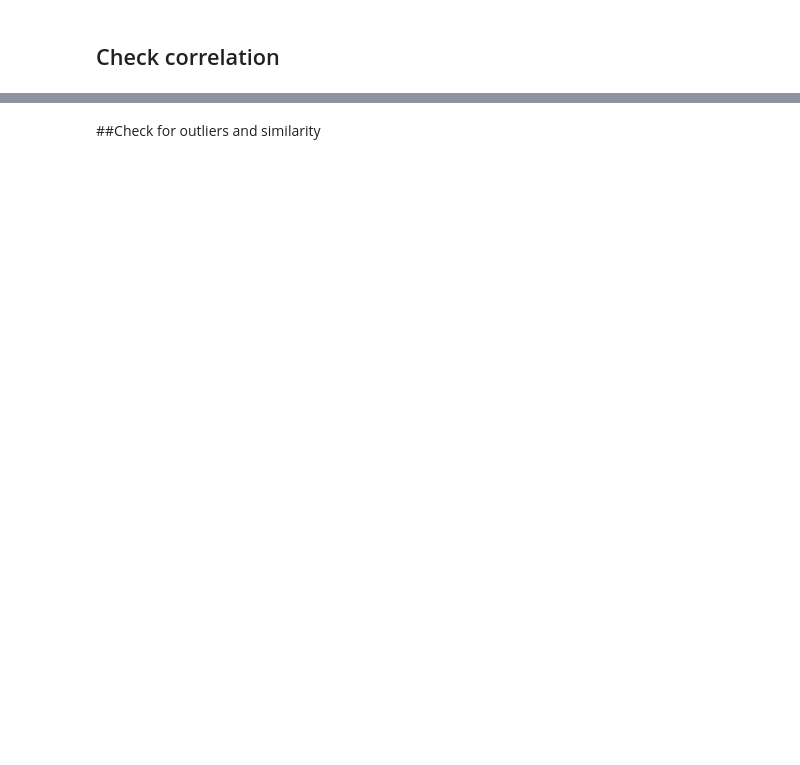
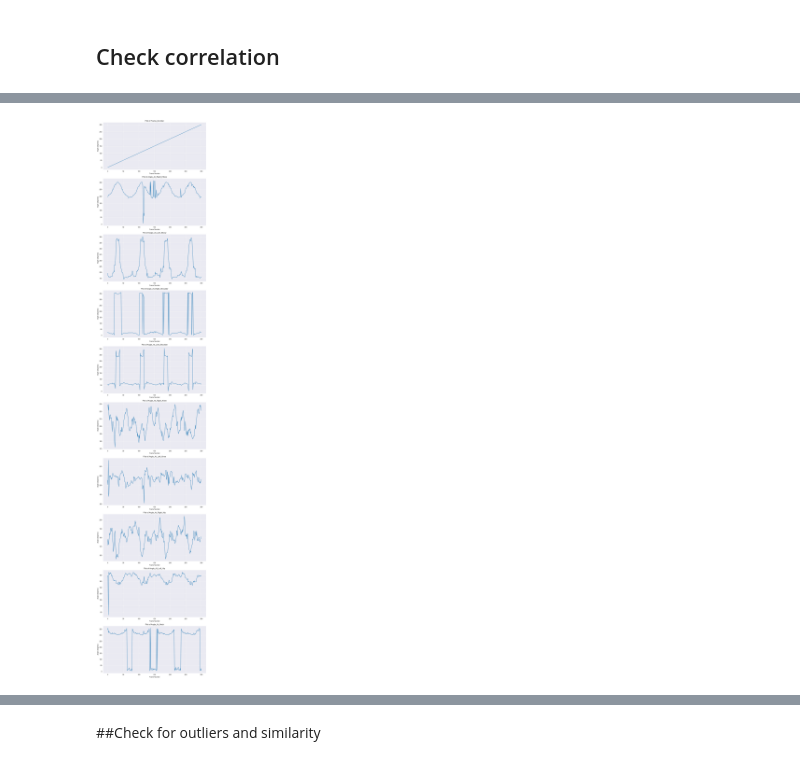
Before and after one commit to SanukaJayasinghe/DSGP-Group28, a Jupyter notebook: Analyze_Data.ipynb, the cells around one changed output, grey strips where cells are left out. Cells and saved outputs as stored; diff of their text form; code cells hidden in the pictures; blank space fills up the shorter version.

```diff
--- a/Analyze_Data.ipynb
+++ b/Analyze_Data.ipynb
@@ -136,0 +234,19 @@ plt.show()
+# %%
+# Set 'Frame_Number' column as the index for easier plotting
+Angles_df.set_index('Frame_Number', inplace=False)
+
+# Plot each column (angle) against the frame number in separate subplots
+fig, axes = plt.subplots(nrows=len(Angles_df.columns), ncols=1, figsize=(10, 5*len(Angles_df.columns)))
+
+for i, column in enumerate(Angles_df.columns):
+    ax = axes[i] if len(Angles_df.columns) > 1 else axes  # Select the appropriate subplot
+    ax.plot(Angles_df.index, Angles_df[column])
+    ax.set_xlabel('Frame Number')
+    ax.set_ylabel('Angle (degrees)')
+    ax.set_title(f'Plot of {column}')
+    ax.grid(True)
+
+plt.tight_layout()  # Adjust subplot layout to prevent overlapping
+plt.show()
+# %% [output]
+[figure, added]
```
Also changed, not shown: parts of 19 cells of this notebook, 5 other files.
